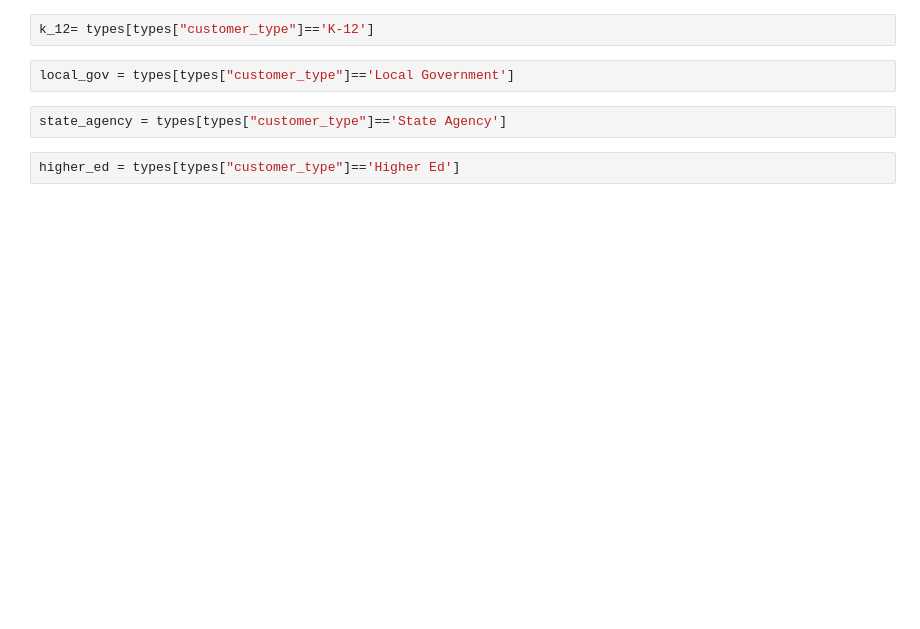
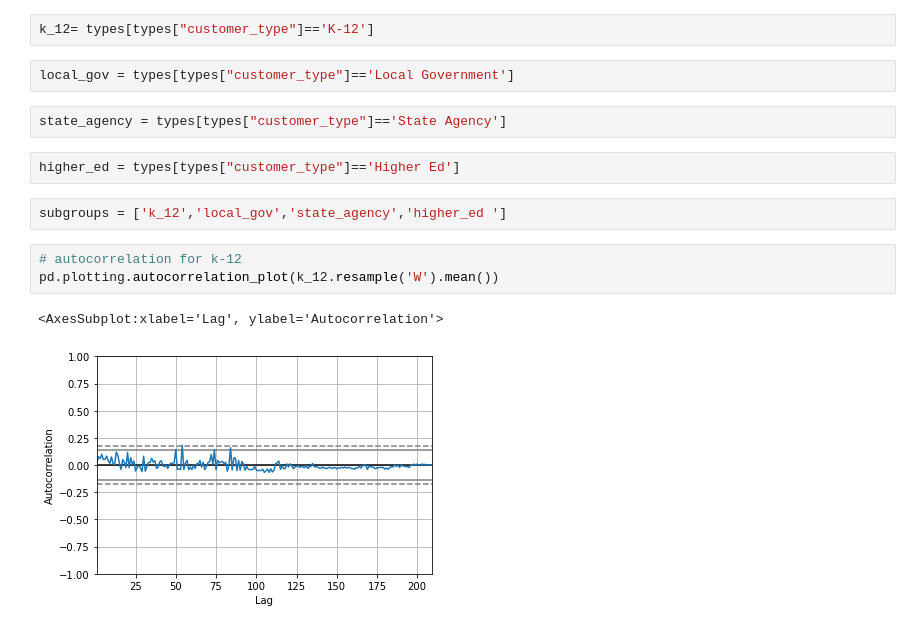
Before and after one commit to The-Real-MVPs/cisco-time-series-analysis, a Jupyter notebook: yvette_ibarra/yvette_workbook.ipynb, the cells around one changed output. Saved outputs shown, nothing was run; the diff lists cells and outputs as text; blank space fills up the shorter version.

```diff
--- a/yvette_ibarra/yvette_workbook.ipynb
+++ b/yvette_ibarra/yvette_workbook.ipynb
@@ -325,3 +373,11 @@ local_gov = types[types["customer_type"]=='Local Government']
 state_agency = types[types["customer_type"]=='State Agency']
 # %%
 higher_ed = types[types["customer_type"]=='Higher Ed']
+# %%
+subgroups = ['k_12','local_gov','state_agency','higher_ed ']
+# %%
+# autocorrelation for k-12
+pd.plotting.autocorrelation_plot(k_12.resample('W').mean())
+# %% [output]
+<AxesSubplot:xlabel='Lag', ylabel='Autocorrelation'>
+[figure, added]
```
Also changed, not shown: parts of 37 cells of this notebook.
